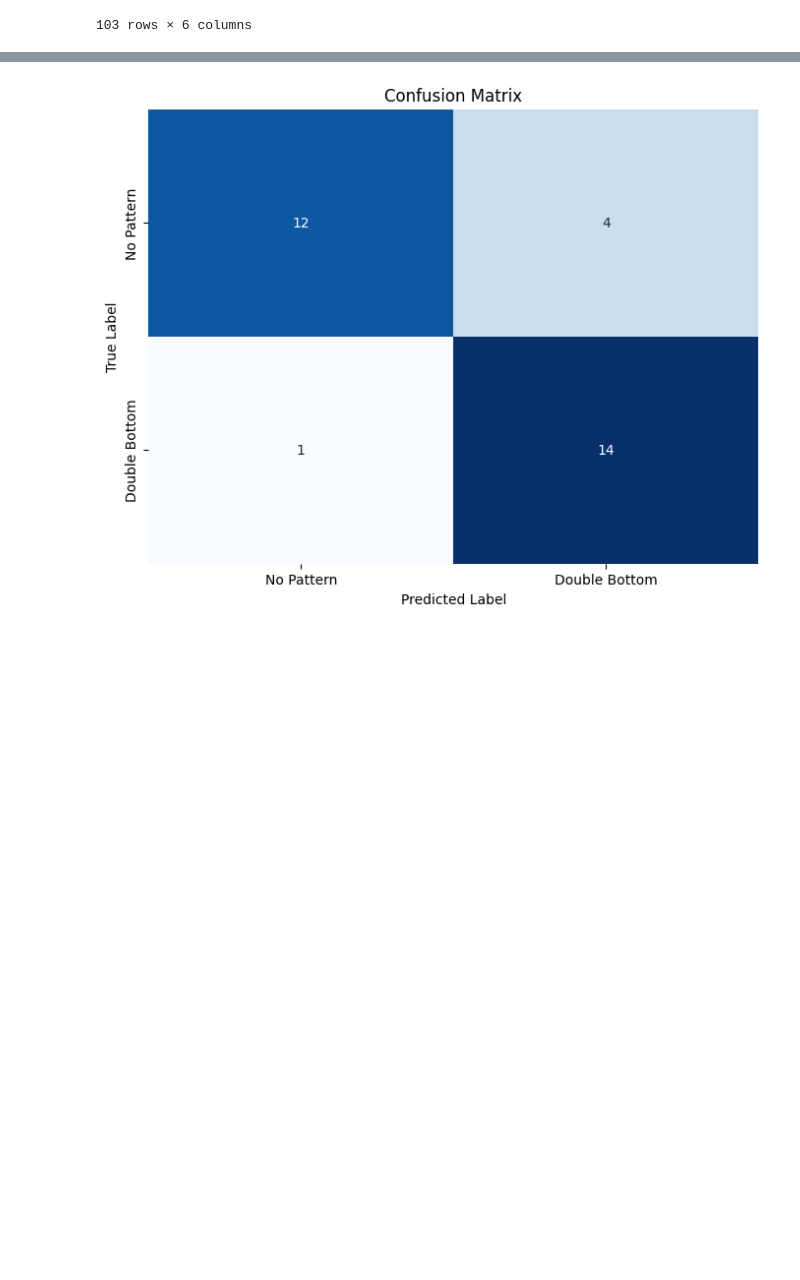
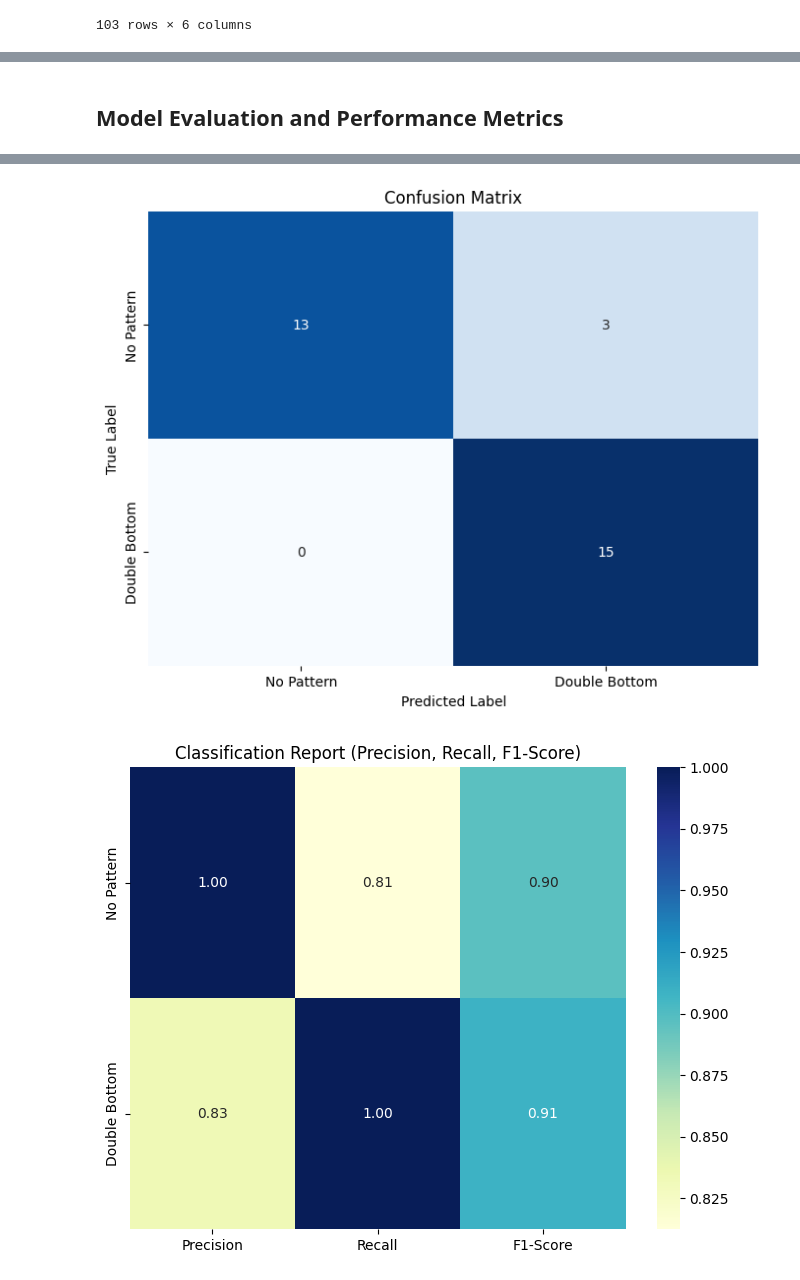
Before and after one commit to TA-Experiments-WSC/double-bottom-detection-ml, a Jupyter notebook: notebooks/04_train.ipynb, the cells around one changed output, grey strips where cells are left out. Drawn from its saved outputs; the diff is of its cells as text; code cells hidden in the pictures; blank space fills up the shorter version.

```diff
--- a/notebooks/04_train.ipynb
+++ b/notebooks/04_train.ipynb
@@ -257,0 +172,9 @@ Scoring in test with best model: 0.8387096774193549
+# %%
+best_overall_result = summary_results_df.loc[
+    summary_results_df['best_score'].idxmax()]
+
+best_model = best_overall_result['best_model']
+
+print("\nBest Overall Configuration:")
+print(best_overall_result['best_params'])
+best_overall_result
@@ -258,24 +211,43 @@ Scoring in test with best model: 0.8387096774193549
+# %% [markdown]
+## Model Evaluation and Performance Metrics
+# %%
+X_test_scaled = best_overall_result['best_scaler'].transform(X_test)
+y_pred = best_model.predict(X_test_scaled)
 # %%
-# Predict on the test set
-# X_test_scaled = best_scaler.transform(X_test)
-y_pred = best_model_pipeline.predict(X_test)
-
-# Evaluate the performance of the model
 accuracy = accuracy_score(y_test, y_pred)
-class_report = classification_report(y_test, y_pred, target_names=['No Pattern', 'Double Bottom'])
+class_report = classification_report(
+    y_test, y_pred,
+    target_names=['No Pattern',
+                  'Double Bottom'])
 conf_matrix = confusion_matrix(y_test, y_pred)
 
-# Print the accuracy
 print(f"Accuracy on test set: {accuracy:.4f}")
 print("\nClassification Report:")
 print(class_report)
 
-# Visualize the Confusion Matrix
 plt.figure(figsize=(8, 6))
-sns.heatmap(conf_matrix, annot=True, fmt='d', cmap='Blues', cbar=False,
-            xticklabels=['No Pattern', 'Double Bottom'], yticklabels=['No Pattern', 'Double Bottom'])
+sns.heatmap(conf_matrix, annot=True,
+            fmt='d', cmap='Blues',
+            cbar=False,
+            xticklabels=['No Pattern', 'Double Bottom'],
+            yticklabels=['No Pattern', 'Double Bottom'])
 plt.title("Confusion Matrix")
 plt.xlabel("Predicted Label")
 plt.ylabel("True Label")
 plt.show()
+
+precision = precision_score(y_test, y_pred, average=None)
+recall = recall_score(y_test, y_pred, average=None)
+f1 = f1_score(y_test, y_pred, average=None)
+
+report_df = pd.DataFrame({
+    'Precision': precision,
+    'Recall': recall,
+    'F1-Score': f1
+}, index=['No Pattern', 'Double Bottom'])
+
+plt.figure(figsize=(8, 6))
+sns.heatmap(report_df, annot=True, cmap="YlGnBu", cbar=True, fmt='.2f')
+plt.title("Classification Report (Precision, Recall, F1-Score)")
+plt.show()
 # %% [output]
@@ -293 +265,2 @@ Double Bottom       0.78      0.93      0.85        15
 [figure]
+[figure, added]
```
Also changed, not shown: parts of 19 cells of this notebook.
